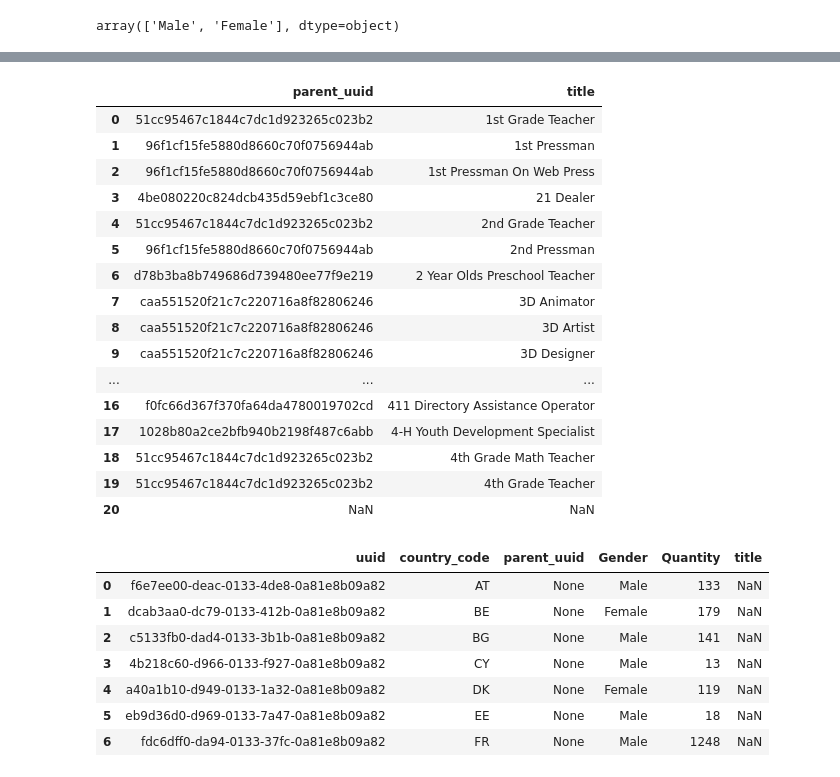
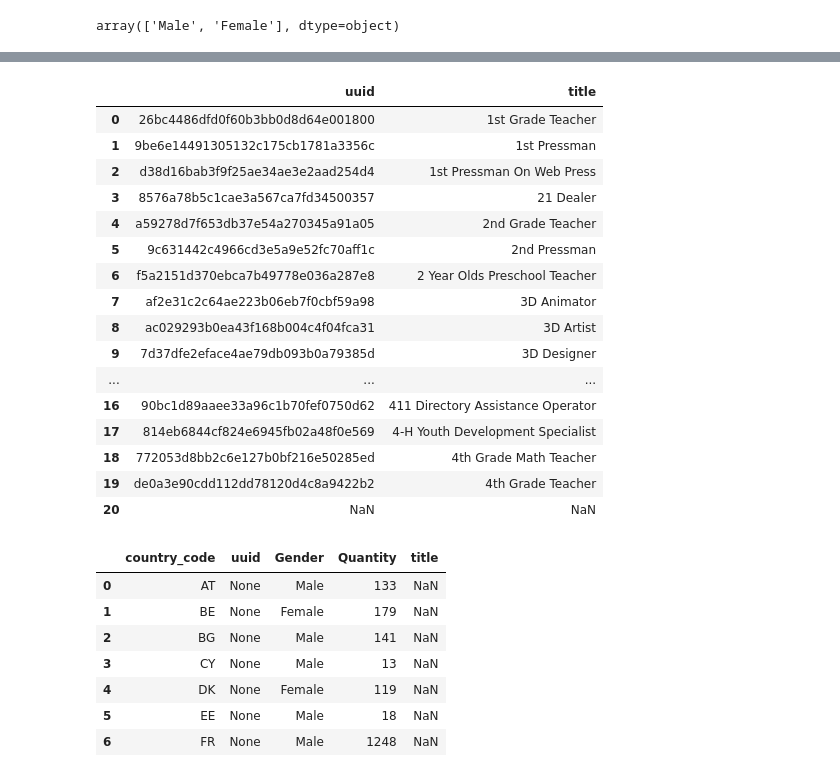
Before and after one commit to alvarogmf/ih_datamadpt1120_project_m1, a Jupyter notebook: notebooks/SQL Tables.ipynb, the cells around one changed output, grey strips where cells are left out. Drawn from its saved outputs; the diff is of its cells as text; code cells hidden in the pictures.

```diff
--- a/notebooks/SQL Tables.ipynb
+++ b/notebooks/SQL Tables.ipynb
@@ -96,8 +120,8 @@ pd.read_sql_query("SELECT * from poll_info LIMIT 20",engine)
 | 18 | 76767d10-dd6c-0133-f56d-0a81e8b09a82 | I have never heard of it | I would probably vote against it | ‰Û_ gain additional skills | It creates more equality of oppor... | ... |
 | 19 | a96ed910-de55-0133-2582-0a81e8b09a82 | I have heard just a little about it | I would probably vote against it | None of the above | It reduces anxiety about financin... | ... |
 # %%
-table_query = """SELECT country_info.uuid, country_info.country_code,
-career_info.normalized_job_code as parent_uuid,
+table_query = """SELECT country_info.country_code,
+career_info.normalized_job_code as uuid,
 personal_info.gender AS 'Gender',
 count(country_info.uuid) AS 'Quantity'
 FROM country_info
@@ -237,38 +261,38 @@ jobs
 | 19 | de0a3e90cdd112dd78120d4c8a9422b2 | 4th Grade Teacher | 4th grade teacher | 51cc95467c1844c7dc1d923265c023b2 | NaN |
 | 20 | NaN | NaN | NaN | NaN | [{'rel': 'self', 'href': '/jobs?o... |
 # %%
-clean_jobs = jobs[['parent_uuid','title']]
+clean_jobs = jobs[['uuid','title']]
 clean_jobs
 # %% [output]
-|  | parent_uuid | title |
-| 0 | 51cc95467c1844c7dc1d923265c023b2 | 1st Grade Teacher |
-| 1 | 96f1cf15fe5880d8660c70f0756944ab | 1st Pressman |
-| 2 | 96f1cf15fe5880d8660c70f0756944ab | 1st Pressman On Web Press |
-| 3 | 4be080220c824dcb435d59ebf1c3ce80 | 21 Dealer |
-| 4 | 51cc95467c1844c7dc1d923265c023b2 | 2nd Grade Teacher |
-| 5 | 96f1cf15fe5880d8660c70f0756944ab | 2nd Pressman |
-| 6 | d78b3ba8b749686d739480ee77f9e219 | 2 Year Olds Preschool Teacher |
-| 7 | caa551520f21c7c220716a8f82806246 | 3D Animator |
-| 8 | caa551520f21c7c220716a8f82806246 | 3D Artist |
-| 9 | caa551520f21c7c220716a8f82806246 | 3D Designer |
+|  | uuid | title |
+| 0 | 26bc4486dfd0f60b3bb0d8d64e001800 | 1st Grade Teacher |
+| 1 | 9be6e14491305132c175cb1781a3356c | 1st Pressman |
+| 2 | d38d16bab3f9f25ae34ae3e2aad254d4 | 1st Pressman On Web Press |
+| 3 | 8576a78b5c1cae3a567ca7fd34500357 | 21 Dealer |
+| 4 | a59278d7f653db37e54a270345a91a05 | 2nd Grade Teacher |
+| 5 | 9c631442c4966cd3e5a9e52fc70aff1c | 2nd Pressman |
+| 6 | f5a2151d370ebca7b49778e036a287e8 | 2 Year Olds Preschool Teacher |
+| 7 | af2e31c2c64ae223b06eb7f0cbf59a98 | 3D Animator |
+| 8 | ac029293b0ea43f168b004c4f04fca31 | 3D Artist |
+| 9 | 7d37dfe2eface4ae79db093b0a79385d | 3D Designer |
 | ... | ... | ... |
-| 16 | f0fc66d367f370fa64da4780019702cd | 411 Directory Assistance Operator |
-| 17 | 1028b80a2ce2bfb940b2198f487c6abb | 4-H Youth Development Specialist |
-| 18 | 51cc95467c1844c7dc1d923265c023b2 | 4th Grade Math Teacher |
-| 19 | 51cc95467c1844c7dc1d923265c023b2 | 4th Grade Teacher |
+| 16 | 90bc1d89aaee33a96c1b70fef0750d62 | 411 Directory Assistance Operator |
+| 17 | 814eb6844cf824e6945fb02a48f0e569 | 4-H Youth Development Specialist |
+| 18 | 772053d8bb2c6e127b0bf216e50285ed | 4th Grade Math Teacher |
+| 19 | de0a3e90cdd112dd78120d4c8a9422b2 | 4th Grade Teacher |
 | 20 | NaN | NaN |
 # %%
-final = pd.merge(main_table, clean_jobs, on="parent_uuid")
+final = pd.merge(main_table, clean_jobs, on="uuid")
 final
 # %% [output]
-|  | uuid | country_code | parent_uuid | Gender | Quantity | title |
-| 0 | f6e7ee00-deac-0133-4de8-0a81e8b09a82 | AT | None | Male | 133 | NaN |
-| 1 | dcab3aa0-dc79-0133-412b-0a81e8b09a82 | BE | None | Female | 179 | NaN |
-| 2 | c5133fb0-dad4-0133-3b1b-0a81e8b09a82 | BG | None | Male | 141 | NaN |
-| 3 | 4b218c60-d966-0133-f927-0a81e8b09a82 | CY | None | Male | 13 | NaN |
-| 4 | a40a1b10-d949-0133-1a32-0a81e8b09a82 | DK | None | Female | 119 | NaN |
-| 5 | eb9d36d0-d969-0133-7a47-0a81e8b09a82 | EE | None | Male | 18 | NaN |
-| 6 | fdc6dff0-da94-0133-37fc-0a81e8b09a82 | FR | None | Male | 1248 | NaN |
+|  | country_code | uuid | Gender | Quantity | title |
+| 0 | AT | None | Male | 133 | NaN |
+| 1 | BE | None | Female | 179 | NaN |
+| 2 | BG | None | Male | 141 | NaN |
+| 3 | CY | None | Male | 13 | NaN |
+| 4 | DK | None | Female | 119 | NaN |
+| 5 | EE | None | Male | 18 | NaN |
+| 6 | FR | None | Male | 1248 | NaN |
 # %%
 table_query2 = """SELECT *
 FROM country_info
```
Also changed, not shown: parts of 22 cells of this notebook, 4 other files.
